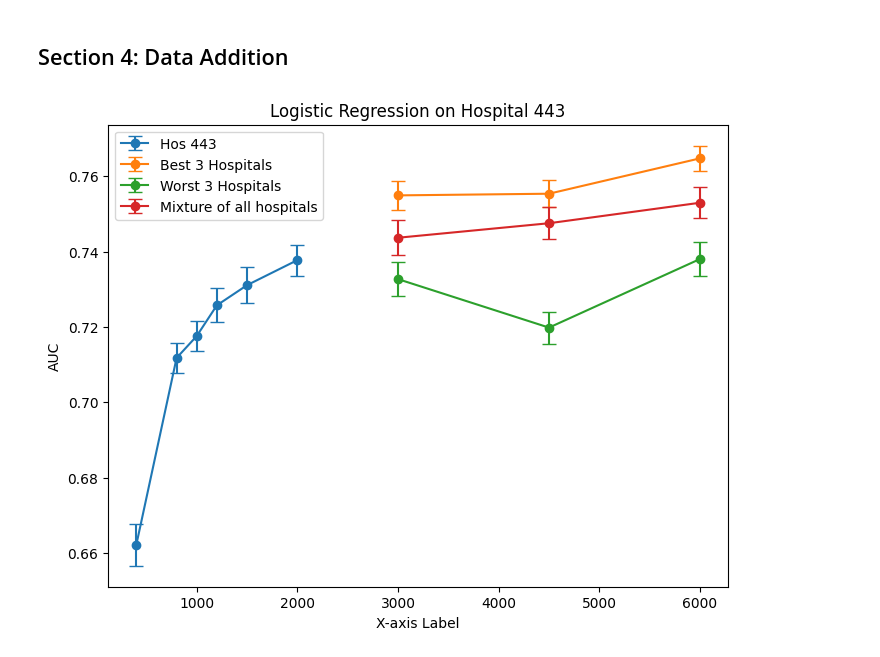
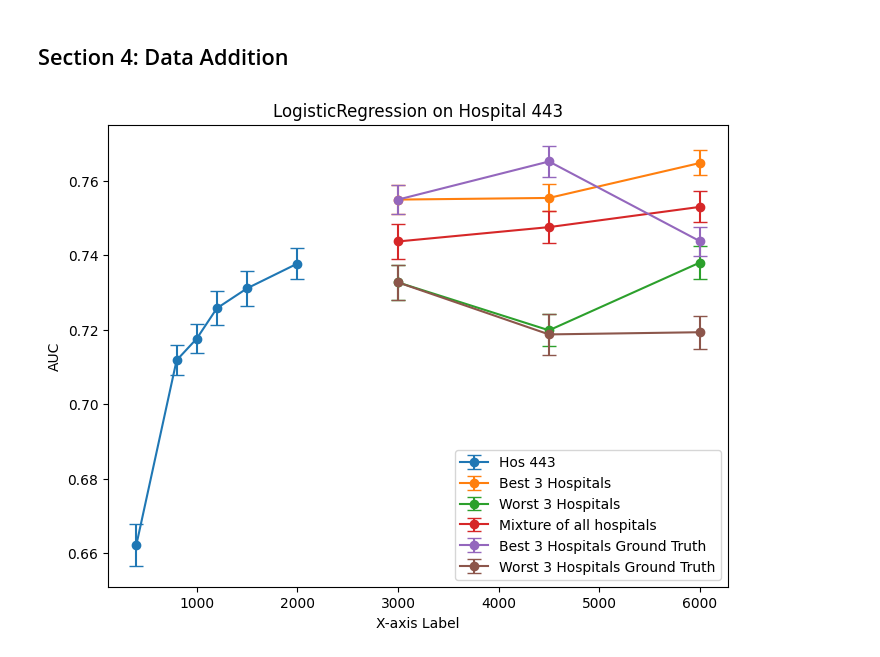
Before and after one commit to heyyjudes/YAIB, a Jupyter notebook: data_analysis.ipynb, the cells around one changed output. Saved outputs shown, nothing was run; the diff lists cells and outputs as text; code cells hidden in the pictures.

Commit message:
added updated section for ground truth LR hospitals

```diff
--- a/data_analysis.ipynb
+++ b/data_analysis.ipynb
@@ -481,7 +487,20 @@ mixture_df = pd.DataFrame.from_dict(mixture_avg['AUC'].item(), orient='index', c
 best_df_std = pd.DataFrame.from_dict(sequential_best_std['AUC'].item(), orient='index', columns=['Best3-std'])
 worst_df_std = pd.DataFrame.from_dict(sequential_worst_std['AUC'].item(), orient='index', columns=['Worst3-std'])
 mixture_df_std = pd.DataFrame.from_dict(mixture_std['AUC'].item(), orient='index', columns=['Mixture-std'])
-plot_df = pd.concat([best_df, worst_df, mixture_df, best_df_std, worst_df_std, mixture_df_std], axis=1)
+#plot_df = pd.concat([best_df, worst_df, best_df_std, worst_df_std], axis=1)
+if incl_ground_truth:
+    best_df_gt = pd.DataFrame.from_dict(sequential_best_gt_avg['AUC'].item(), orient='index', columns=['Best3-AUC-gt'])
+    worst_df_gt = pd.DataFrame.from_dict(sequential_worst_gt_avg['AUC'].item(), orient='index', columns=['Worst3-AUC-gt'])
+    best_df_std_gt = pd.DataFrame.from_dict(sequential_best_gt_std['AUC'].item(), orient='index', columns=['Best3-std-gt'])
+    worst_df_std_gt = pd.DataFrame.from_dict(sequential_worst_gt_std['AUC'].item(), orient='index', columns=['Worst3-std-gt'])
+    plot_df = pd.concat([best_df, worst_df,
+                         mixture_df, best_df_std,
+                         worst_df_std, mixture_df_std,
+                         best_df_gt, worst_df_gt,
+                         best_df_std_gt, worst_df_std_gt,
+                        ], axis=1)
+else:
+    plot_df = pd.concat([best_df, worst_df, mixture_df, best_df_std, worst_df_std, mixture_df_std], axis=1)
 addition_df = plot_df.reset_index(names='n')
 # %%
 sem_ratio = np.sqrt(5)
@@ -500,35 +519,50 @@ ax.errorbar(x=addition_df['n'],
             y=addition_df['Best3-AUC'],
             yerr=[addition_df['Best3-std']/sem_ratio ,addition_df['Best3-std']/sem_ratio],
             fmt='o-',
             capsize=5,
             label=f'Best 3 Hospitals')
 
 ax.errorbar(x=addition_df['n'],
             y=addition_df['Worst3-AUC'],
             yerr=[addition_df['Worst3-std']/sem_ratio ,addition_df['Worst3-std']/sem_ratio],
             fmt='o-',
             capsize=5,
             label=f'Worst 3 Hospitals')
 
 ax.errorbar(x=addition_df['n'],
             y=addition_df['Mixture-AUC'],
             yerr=[addition_df['Mixture-std']/sem_ratio ,addition_df['Mixture-std']/sem_ratio],
             fmt='o-',
             capsize=5,
             label=f'Mixture of all hospitals')
 
+if incl_ground_truth:
+    ax.errorbar(x=addition_df['n'],
+                y=addition_df['Best3-AUC-gt'],
+                yerr=[addition_df['Best3-std-gt']/sem_ratio ,addition_df['Best3-std-gt']/sem_ratio],
+                fmt='o-',
+                capsize=5,
+                label=f'Best 3 Hospitals Ground Truth')
+
+    ax.errorbar(x=addition_df['n'],
+                y=addition_df['Worst3-AUC-gt'],
+                yerr=[addition_df['Worst3-std-gt']/sem_ratio ,addition_df['Worst3-std-gt']/sem_ratio],
+                fmt='o-',
+                capsize=5,
+                label=f'Worst 3 Hospitals Ground Truth')
+
 # Set labels and title
 ax.set_xlabel('X-axis Label')
 ax.set_ylabel('AUC')
-ax.set_title(f'Logistic Regression on Hospital {hos}')
+ax.set_title(f'{model} on Hospital {hos}')
 
 # Show the legend
 ax.legend()
 
 # Display the plot
 plt.show()
 # %% [output]
-[figure, old version]
+[figure, new version]
 # %%
 # TODOS:
 - capped Shift LSTM add data
```
Also changed, not shown: parts of 2 cells of this notebook, 2 other files.
